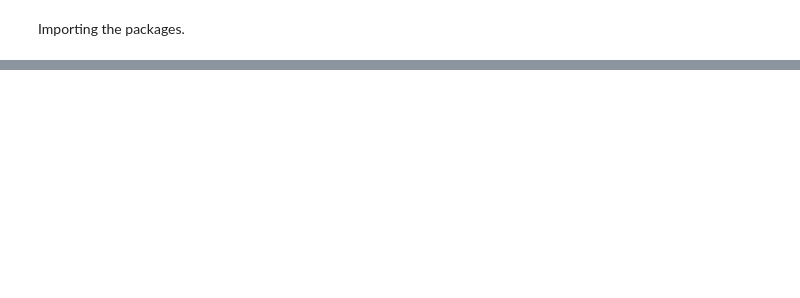
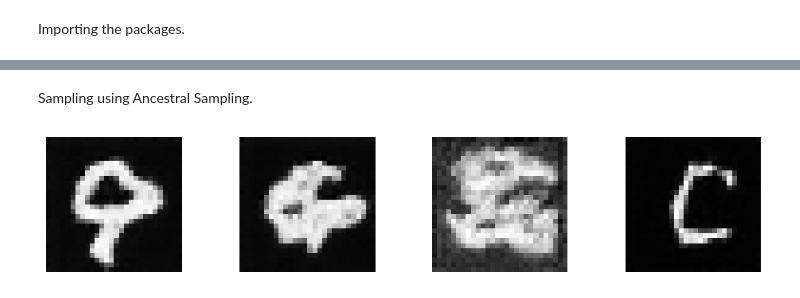
Before and after one commit to mZaiam/notes, a Jupyter notebook: diffusion_models/theoretical_foundation/theoretical_foundation_assets/ddpm.ipynb, the cells around one changed output, grey strips where cells are left out. Cells and saved outputs as stored; diff of their text form; code cells hidden in the pictures; blank space fills up the shorter version.

```diff
--- a/diffusion_models/theoretical_foundation/theoretical_foundation_assets/ddpm.ipynb
+++ b/diffusion_models/theoretical_foundation/theoretical_foundation_assets/ddpm.ipynb
@@ -80,0 +83,18 @@ plt.show()
+# %%
+#| echo: true
+model = UNet2DModel(
+    sample_size=28,
+    in_channels=1,
+    out_channels=1,
+    layers_per_block=2,
+    block_out_channels=(32, 64),
+    down_block_types=("DownBlock2D", "DownBlock2D"),
+    up_block_types=("UpBlock2D", "UpBlock2D"),
+).to(device)
+
+scheduler = DDPMScheduler(
+    num_train_timesteps=T,
+    beta_start=beta_start,
+    beta_end=beta_end,
+    beta_schedule="linear"
+)
@@ -80,0 +137,30 @@ plt.show()
+# %% [markdown]
+Sampling using Ancestral Sampling.
+# %%
+#| echo: true
+@torch.no_grad()
+def ancestral_sampling(model, scheduler, num_samples=4):
+    model.eval()
+    scheduler.set_timesteps(T)
+
+    x = torch.randn((num_samples, 1, 28, 28), device=device)
+
+    for t in scheduler.timesteps:
+        noise_pred = model(x, t).sample
+        x = scheduler.step(noise_pred, t, x).prev_sample
+
+    return x.clamp(-1.0, 1.0)
+
+samples = ancestral_sampling(model, scheduler, num_samples=4)
+
+samples = (samples.cpu() + 1.0) / 2.0
+samples = samples.permute(0, 2, 3, 1).numpy()
+
+fig, axes = plt.subplots(1, 4, figsize=(10, 2))
+for i in range(4):
+    axes[i].imshow(samples[i, :, :, 0], cmap="gray")
+    axes[i].axis("off")
+plt.tight_layout()
+plt.show()
+# %% [output]
+[figure, added]
```
Also changed, not shown: parts of 12 cells of this notebook, 5 other files.
